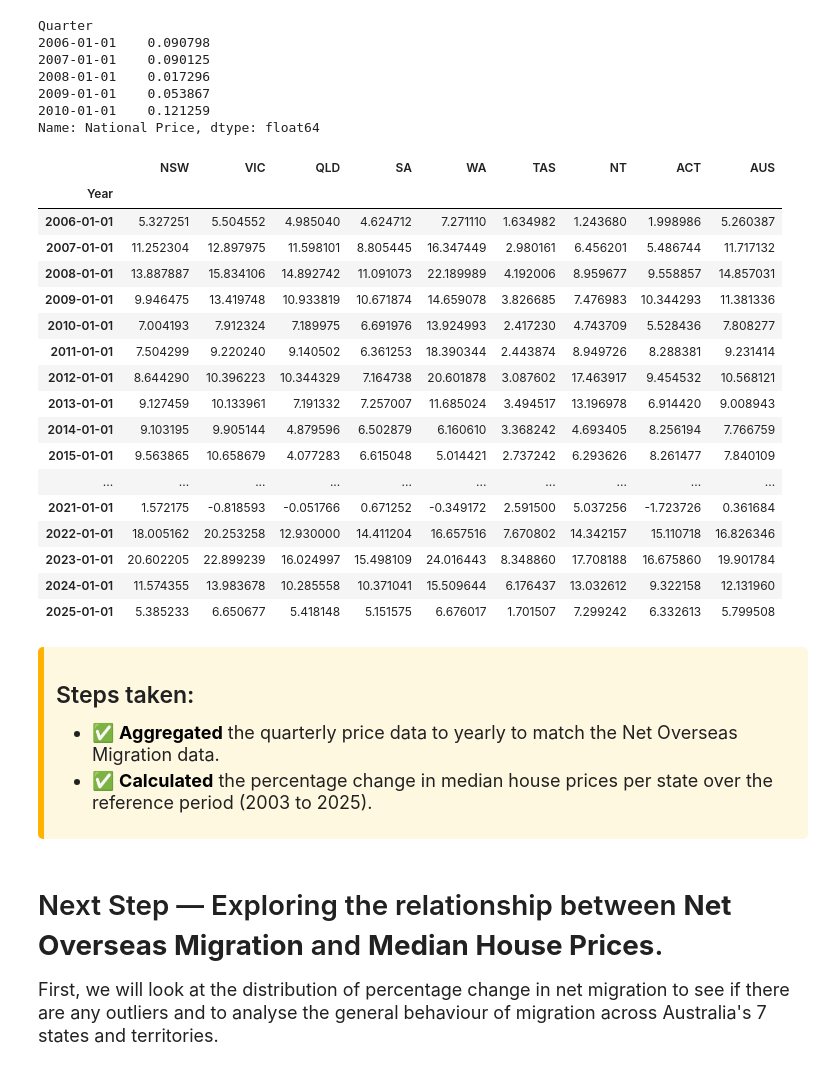
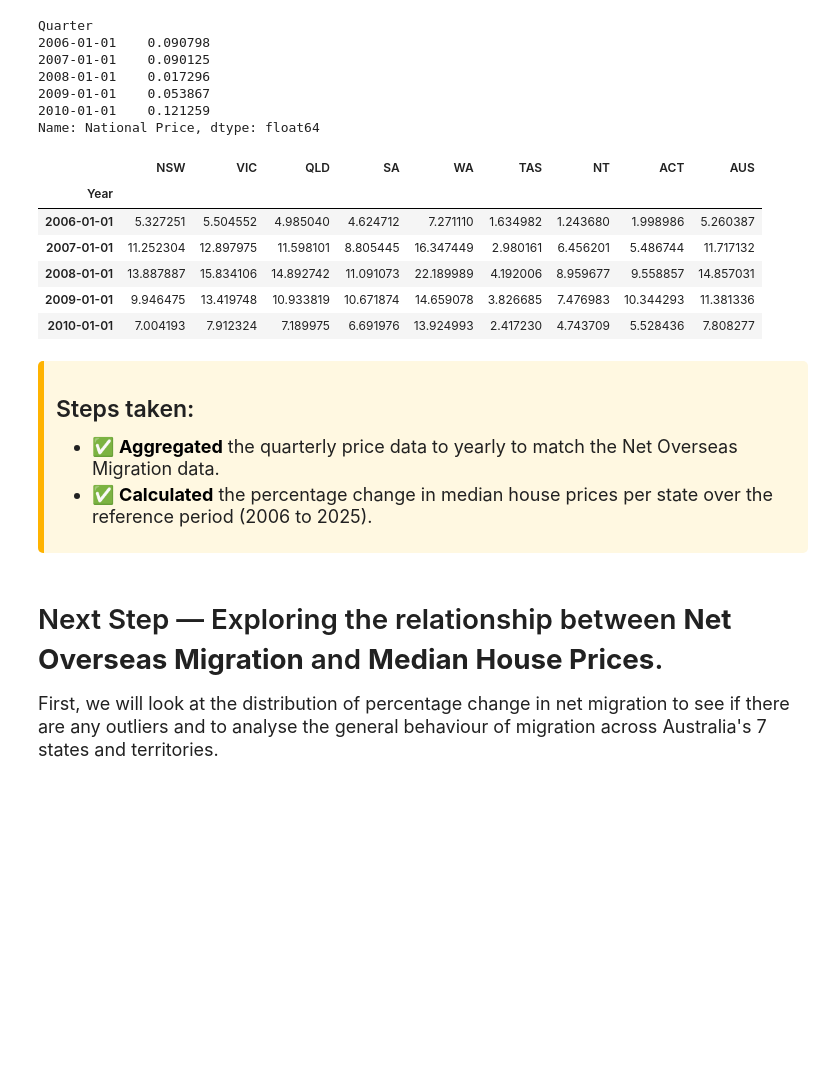
Before and after one commit to aydinkhan2005/Investigating-Factors-Affecting-Housing-in-Australia, a Jupyter notebook: notebooks/EDA_NOM.ipynb, the cells around one changed output. Drawn from its saved outputs; the diff is of its cells as text; code cells hidden in the pictures; blank space fills up the shorter version.

```diff
--- a/notebooks/EDA_NOM.ipynb
+++ b/notebooks/EDA_NOM.ipynb
@@ -455,32 +467,22 @@ Name: National Price, dtype: float64
 # %%
 pct_price_changes_by_year['AUS'] = pct_price_changes_national_by_year
 # last minute change of the columns of migration to the columns of price changes (will be convenient later)
-migration_per_capita
+migration_per_capita.columns = pct_price_changes_by_year.columns
+migration_per_capita.head()
 # %% [output]
 |  | NSW | VIC | QLD | SA | WA | TAS | NT | ACT | AUS |
 | Year |  |  |  |  |  |  |  |  |  |
 | 2006-01-01 | 5.327251 | 5.504552 | 4.985040 | 4.624712 | 7.271110 | 1.634982 | 1.243680 | 1.998986 | 5.260387 |
 | 2007-01-01 | 11.252304 | 12.897975 | 11.598101 | 8.805445 | 16.347449 | 2.980161 | 6.456201 | 5.486744 | 11.717132 |
 | 2008-01-01 | 13.887887 | 15.834106 | 14.892742 | 11.091073 | 22.189989 | 4.192006 | 8.959677 | 9.558857 | 14.857031 |
 | 2009-01-01 | 9.946475 | 13.419748 | 10.933819 | 10.671874 | 14.659078 | 3.826685 | 7.476983 | 10.344293 | 11.381336 |
 | 2010-01-01 | 7.004193 | 7.912324 | 7.189975 | 6.691976 | 13.924993 | 2.417230 | 4.743709 | 5.528436 | 7.808277 |
-| 2011-01-01 | 7.504299 | 9.220240 | 9.140502 | 6.361253 | 18.390344 | 2.443874 | 8.949726 | 8.288381 | 9.231414 |
-| 2012-01-01 | 8.644290 | 10.396223 | 10.344329 | 7.164738 | 20.601878 | 3.087602 | 17.463917 | 9.454532 | 10.568121 |
-| 2013-01-01 | 9.127459 | 10.133961 | 7.191332 | 7.257007 | 11.685024 | 3.494517 | 13.196978 | 6.914420 | 9.008943 |
-| 2014-01-01 | 9.103195 | 9.905144 | 4.879596 | 6.502879 | 6.160610 | 3.368242 | 4.693405 | 8.256194 | 7.766759 |
-| 2015-01-01 | 9.563865 | 10.658679 | 4.077283 | 6.615048 | 5.014421 | 2.737242 | 6.293626 | 8.261477 | 7.840109 |
-| ... | ... | ... | ... | ... | ... | ... | ... | ... | ... |
-| 2021-01-01 | 1.572175 | -0.818593 | -0.051766 | 0.671252 | -0.349172 | 2.591500 | 5.037256 | -1.723726 | 0.361684 |
-| 2022-01-01 | 18.005162 | 20.253258 | 12.930000 | 14.411204 | 16.657516 | 7.670802 | 14.342157 | 15.110718 | 16.826346 |
-| 2023-01-01 | 20.602205 | 22.899239 | 16.024997 | 15.498109 | 24.016443 | 8.348860 | 17.708188 | 16.675860 | 19.901784 |
-| 2024-01-01 | 11.574355 | 13.983678 | 10.285558 | 10.371041 | 15.509644 | 6.176437 | 13.032612 | 9.322158 | 12.131960 |
-| 2025-01-01 | 5.385233 | 6.650677 | 5.418148 | 5.151575 | 6.676017 | 1.701507 | 7.299242 | 6.332613 | 5.799508 |
 # %% [markdown]
 <div style="background-color: #fff8e1; padding: 12px; border-left: 6px solid #ffb300; border-radius: 5px; font-size: 18px;">
 <h3>Steps taken:</h3>
 <ul style="list-style-type: none; padding-left: 0; font-size: 18px;">
   <li>✅ <strong style="color: black">Aggregated</strong> the quarterly price data to yearly to match the Net Overseas Migration data.</li>
-   <li>✅ <strong style="color: black">Calculated</strong> the percentage change in median house prices per state over the reference period (2003 to 2025).</li>
+   <li>✅ <strong style="color: black">Calculated</strong> the percentage change in median house prices per state over the reference period (2006 to 2025).</li>
 </ul>
 </div>
 # %% [markdown]
```
Also changed, not shown: parts of 15 cells of this notebook, 1 other file.
